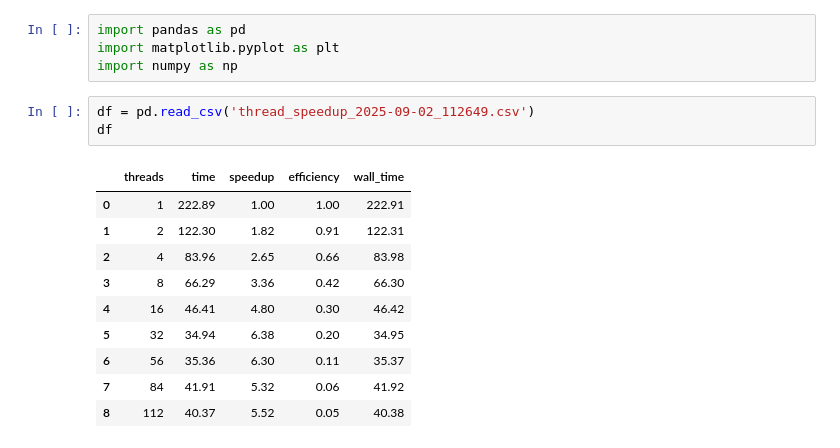
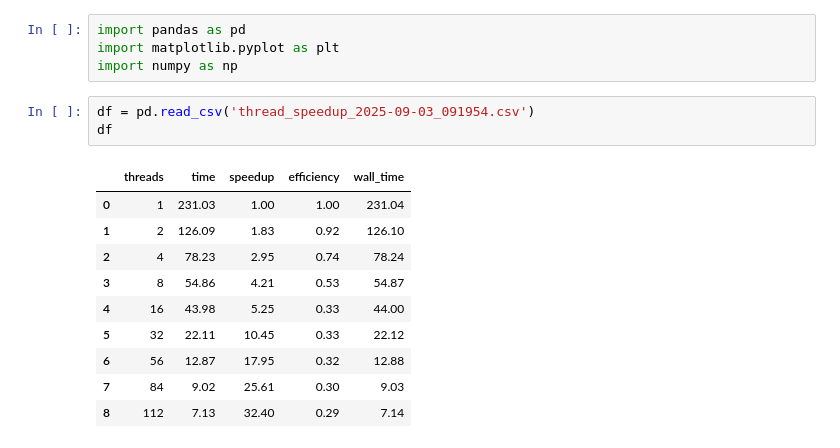
Before and after one commit to onafetsidrasul/hpc, a Jupyter notebook: thread_exp/openmp.ipynb, the cells around one changed output. Drawn from its saved outputs; the diff is of its cells as text.

```diff
--- a/thread_exp/openmp.ipynb
+++ b/thread_exp/openmp.ipynb
@@ -3,19 +3,19 @@ import pandas as pd
 import matplotlib.pyplot as plt
 import numpy as np
 # %%
-df = pd.read_csv('thread_speedup_2025-09-02_112649.csv')
+df = pd.read_csv('thread_speedup_2025-09-03_091954.csv')
 df
 # %% [output]
 |  | threads | time | speedup | efficiency | wall_time |
-| 0 | 1 | 222.89 | 1.00 | 1.00 | 222.91 |
-| 1 | 2 | 122.30 | 1.82 | 0.91 | 122.31 |
-| 2 | 4 | 83.96 | 2.65 | 0.66 | 83.98 |
-| 3 | 8 | 66.29 | 3.36 | 0.42 | 66.30 |
-| 4 | 16 | 46.41 | 4.80 | 0.30 | 46.42 |
-| 5 | 32 | 34.94 | 6.38 | 0.20 | 34.95 |
-| 6 | 56 | 35.36 | 6.30 | 0.11 | 35.37 |
-| 7 | 84 | 41.91 | 5.32 | 0.06 | 41.92 |
-| 8 | 112 | 40.37 | 5.52 | 0.05 | 40.38 |
+| 0 | 1 | 231.03 | 1.00 | 1.00 | 231.04 |
+| 1 | 2 | 126.09 | 1.83 | 0.92 | 126.10 |
+| 2 | 4 | 78.23 | 2.95 | 0.74 | 78.24 |
+| 3 | 8 | 54.86 | 4.21 | 0.53 | 54.87 |
+| 4 | 16 | 43.98 | 5.25 | 0.33 | 44.00 |
+| 5 | 32 | 22.11 | 10.45 | 0.33 | 22.12 |
+| 6 | 56 | 12.87 | 17.95 | 0.32 | 12.88 |
+| 7 | 84 | 9.02 | 25.61 | 0.30 | 9.03 |
+| 8 | 112 | 7.13 | 32.40 | 0.29 | 7.14 |
 # %%
 plt.figure(figsize=(8,5))
 plt.plot(df['threads'], df['speedup'], marker='o', label='Speedup')
```
Also changed, not shown: parts of 3 cells of this notebook, 24 other files.
